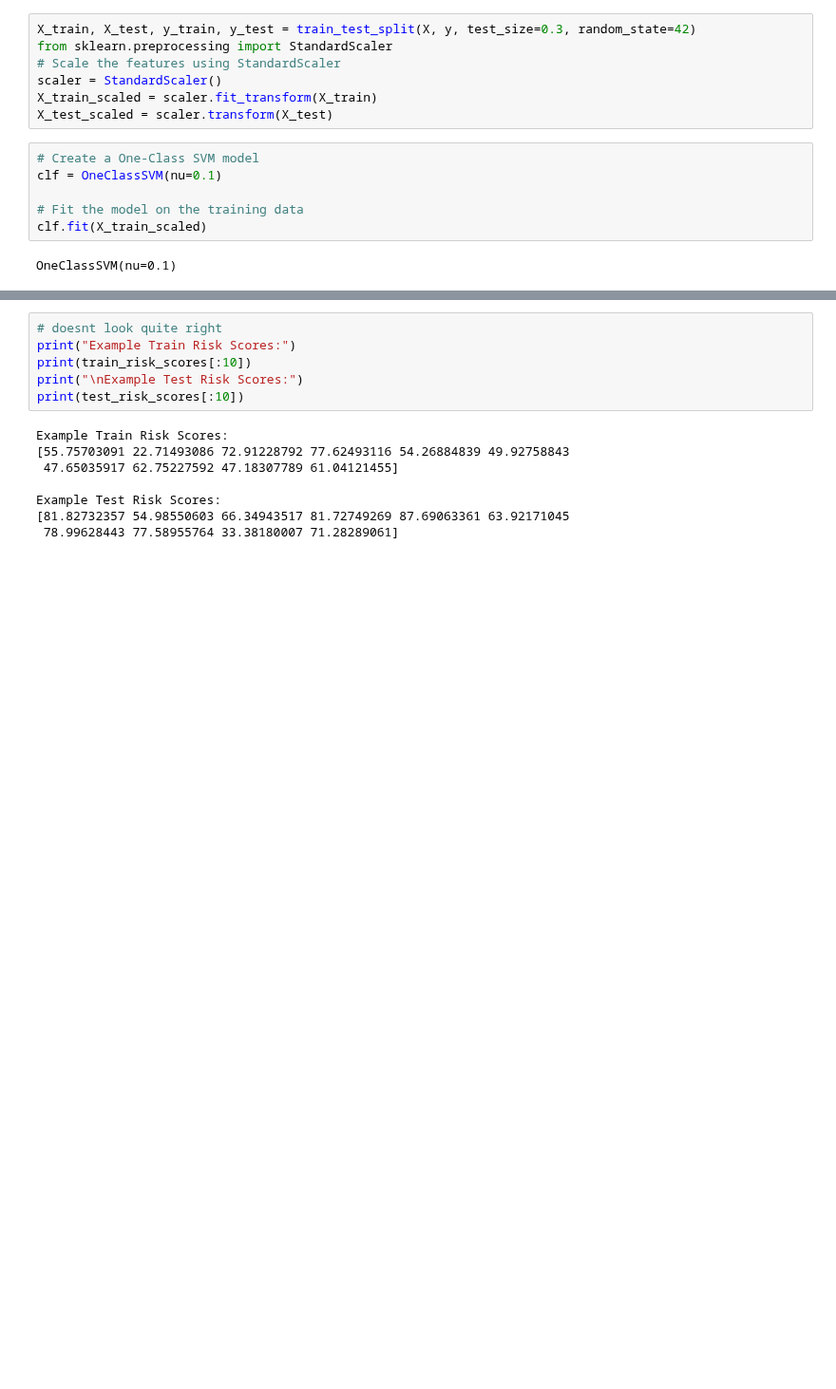
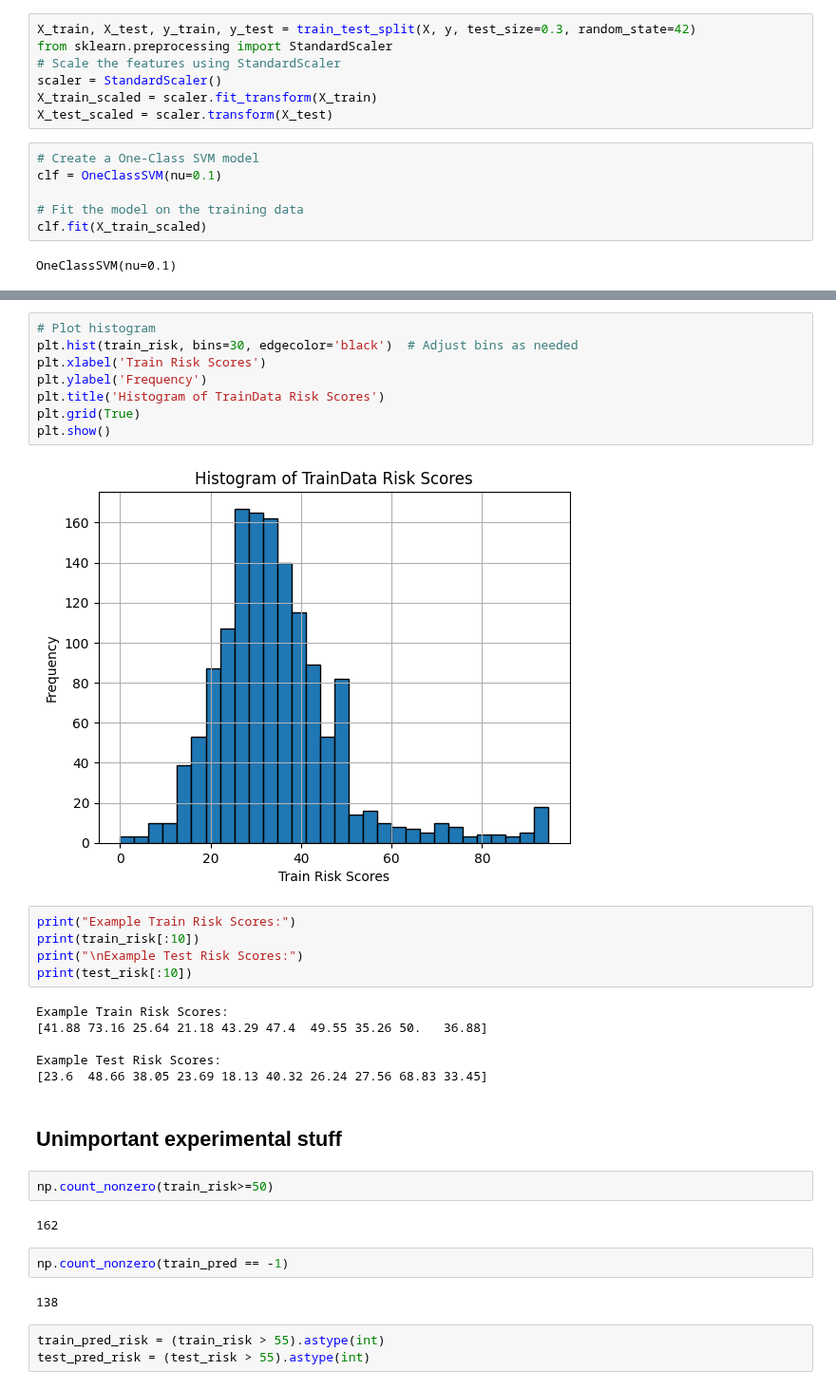
Before and after one commit to mel0778/dsa4263, a Jupyter notebook: code/model_SVM.ipynb, the cells around one changed output, grey strips where cells are left out. Shown at 95% size. Drawn from its saved outputs; the diff is of its cells as text; blank space fills up the shorter version.

```diff
--- a/code/model_SVM.ipynb
+++ b/code/model_SVM.ipynb
@@ -179,14 +180,34 @@ test_risk_scores = normalize_distances(test_distances)*100
+# %%
+# Plot histogram
+plt.hist(train_risk, bins=30, edgecolor='black')  # Adjust bins as needed
+plt.xlabel('Train Risk Scores')
+plt.ylabel('Frequency')
+plt.title('Histogram of TrainData Risk Scores')
+plt.grid(True)
+plt.show()
+# %% [output]
+[figure, added]
 # %%
-# doesnt look quite right
 print("Example Train Risk Scores:")
-print(train_risk_scores[:10])
+print(train_risk[:10])
 print("\nExample Test Risk Scores:")
-print(test_risk_scores[:10])
+print(test_risk[:10])
 # %% [output]
 Example Train Risk Scores:
-[55.75703091 22.71493086 72.91228792 77.62493116 54.26884839 49.92758843
- 47.65035917 62.75227592 47.18307789 61.04121455]
+[41.88 73.16 25.64 21.18 43.29 47.4  49.55 35.26 50.   36.88]
 
 Example Test Risk Scores:
-[81.82732357 54.98550603 66.34943517 81.72749269 87.69063361 63.92171045
- 78.99628443 77.58955764 33.38180007 71.28289061]
+[23.6  48.66 38.05 23.69 18.13 40.32 26.24 27.56 68.83 33.45]
+# %% [markdown]
+## Unimportant experimental stuff
+# %%
+np.count_nonzero(train_risk>=50)
+# %% [output]
+162
+# %%
+np.count_nonzero(train_pred == -1)
+# %% [output]
+138
+# %%
+train_pred_risk = (train_risk > 55).astype(int)
+test_pred_risk = (test_risk > 55).astype(int)
```
Also changed, not shown: parts of 12 cells of this notebook.
